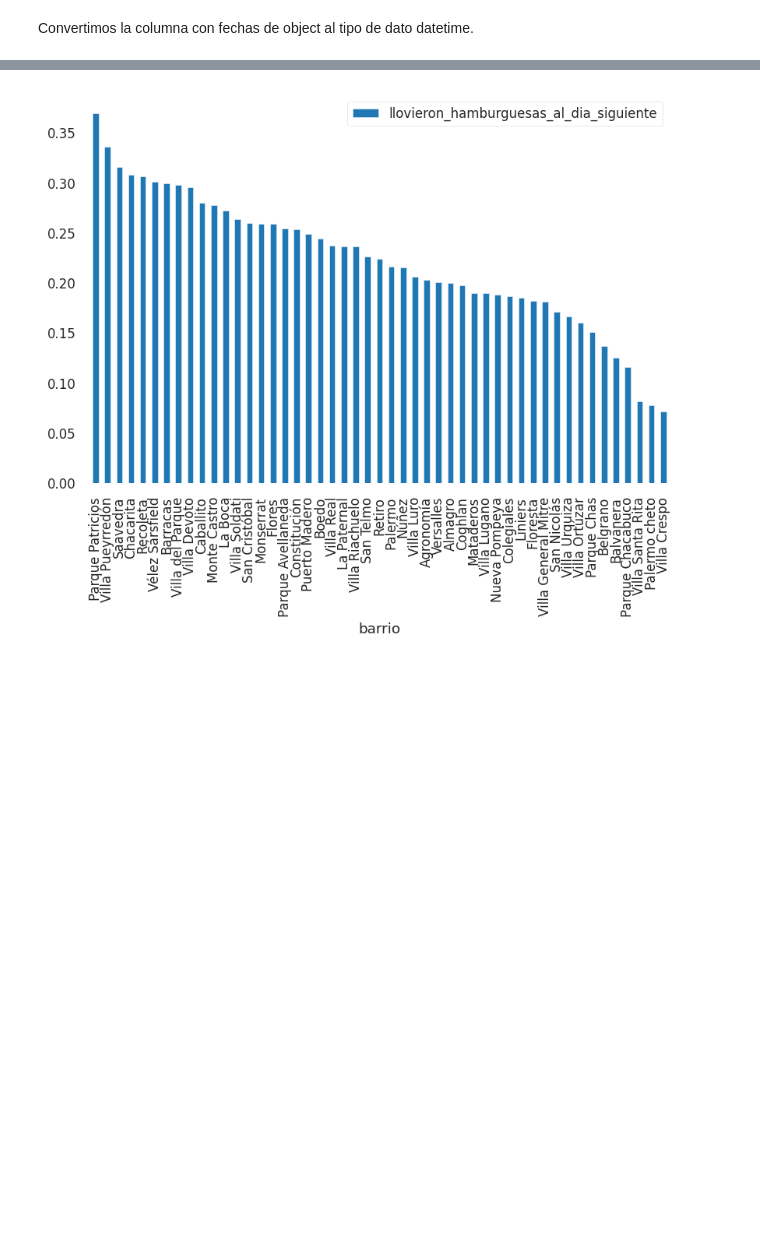
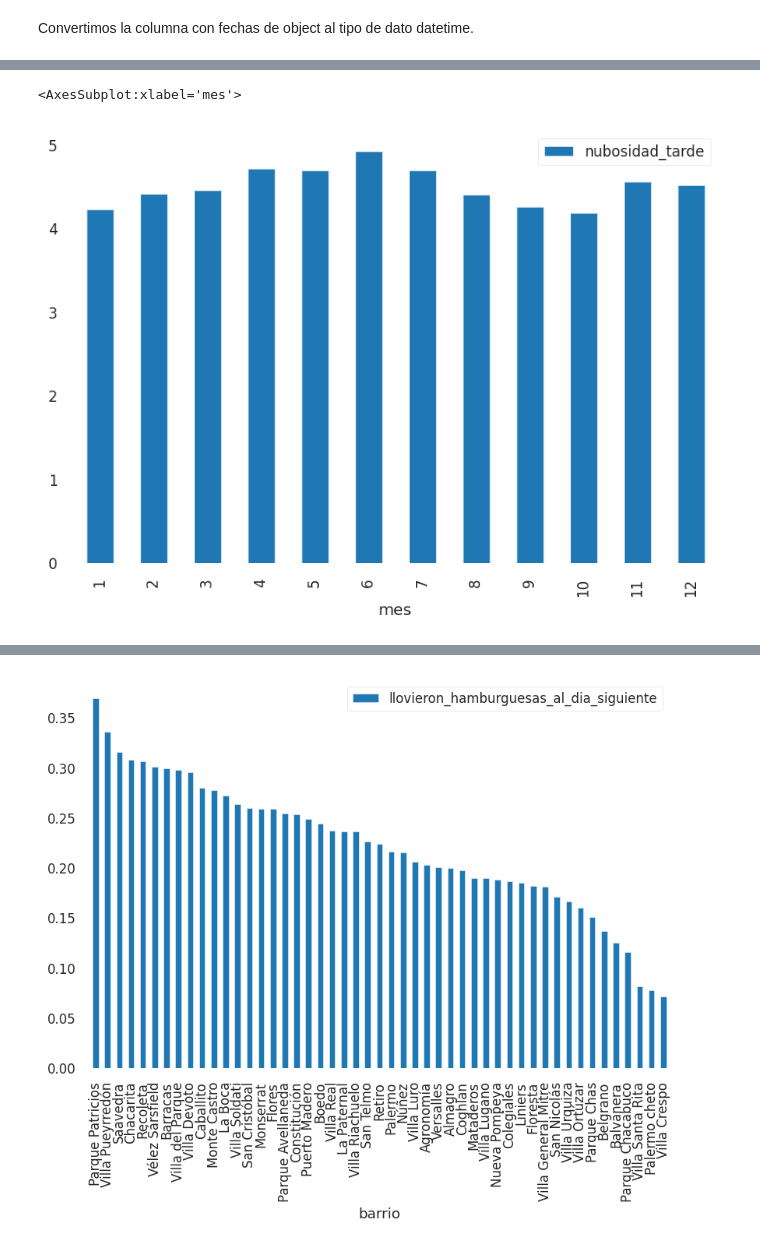
Before and after one commit to aflouret/lluvia-de-hamburguesas, a Jupyter notebook: tp.ipynb, the cells around one changed output, grey strips where cells are left out. Drawn from its saved outputs; the diff is of its cells as text; code cells hidden in the pictures; blank space fills up the shorter version.

```diff
--- a/tp.ipynb
+++ b/tp.ipynb
@@ -103,0 +241,5 @@ TypeError: value_counts() got an unexpected keyword argument 'dropna'
+# %%
+df[['dia','nubosidad_tarde']].groupby(df['dia'].dt.month).mean().plot(kind='bar', xlabel='mes')
+# %% [output]
+<AxesSubplot:xlabel='mes'>
+[figure, added]
```
Also changed, not shown: parts of 80 cells of this notebook.
